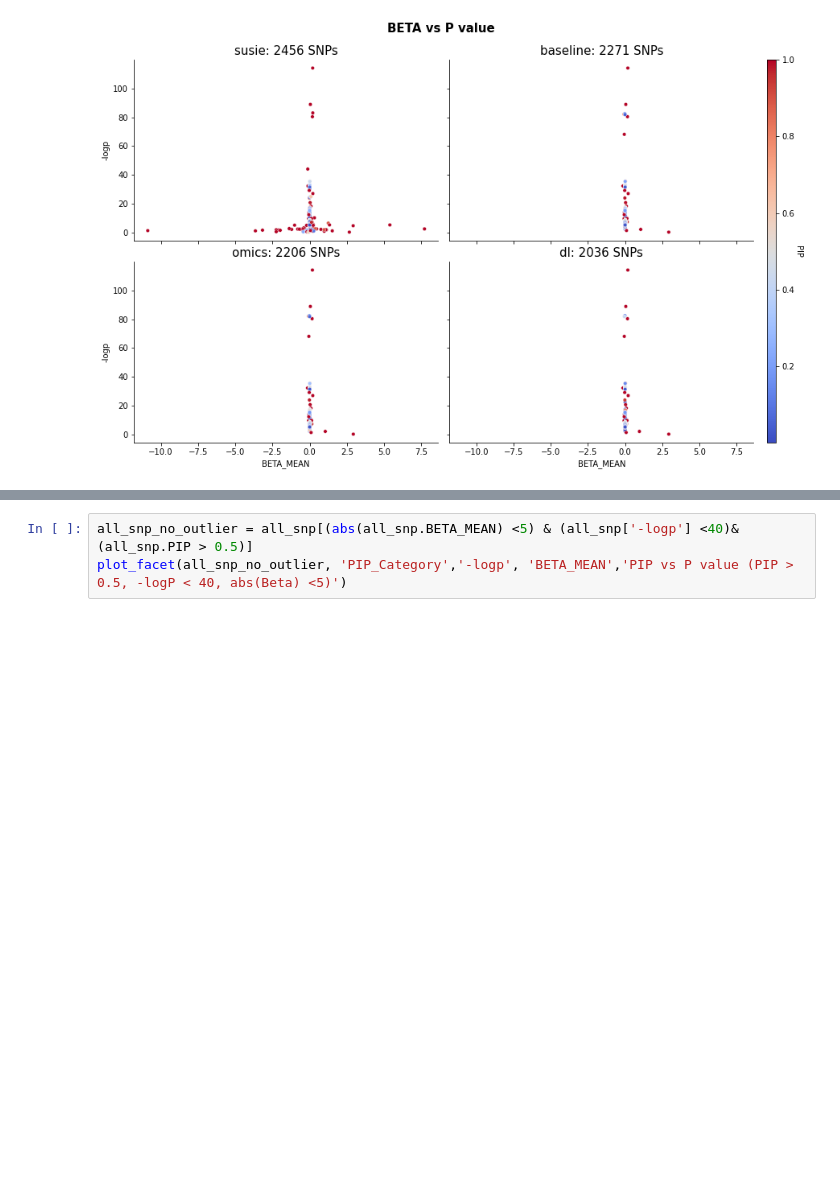
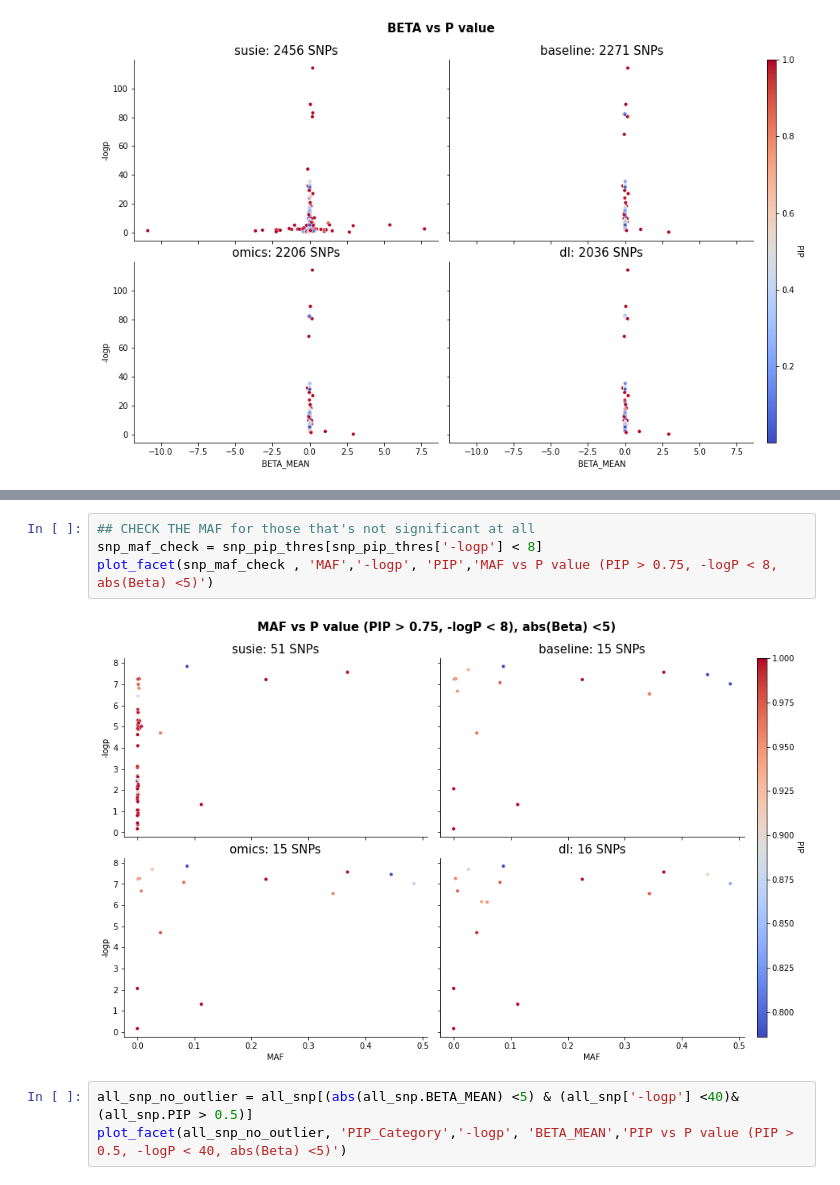
Before and after one commit to teresa-sansan/ADSP_polyfun, a Jupyter notebook: coloc/plot_pvalue_get_credibleset.ipynb, the cells around one changed output, grey strips where cells are left out. Cells and saved outputs as stored; diff of their text form; blank space fills up the shorter version.

```diff
--- a/coloc/plot_pvalue_get_credibleset.ipynb
+++ b/coloc/plot_pvalue_get_credibleset.ipynb
@@ -85,5 +81,11 @@ plot_facet(snp_pip_thres, 'BETA_MEAN','-logp', 'PIP','BETA vs P value (PIP > 0.7
 # %% [output]
 [figure]
+# %%
+## CHECK THE MAF for those that's not significant at all
+snp_maf_check = snp_pip_thres[snp_pip_thres['-logp'] < 8]
+plot_facet(snp_maf_check , 'MAF','-logp', 'PIP','MAF vs P value (PIP > 0.75, -logP < 8, abs(Beta) <5)')
+# %% [output]
+[figure, added]
 # %%
 all_snp_no_outlier = all_snp[(abs(all_snp.BETA_MEAN) <5) & (all_snp['-logp'] <40)&(all_snp.PIP > 0.5)]
 plot_facet(all_snp_no_outlier, 'PIP_Category','-logp', 'BETA_MEAN','PIP vs P value (PIP > 0.5, -logP < 40, abs(Beta) <5)')
```
Also changed, not shown: parts of 2 cells of this notebook, 7 other files.
